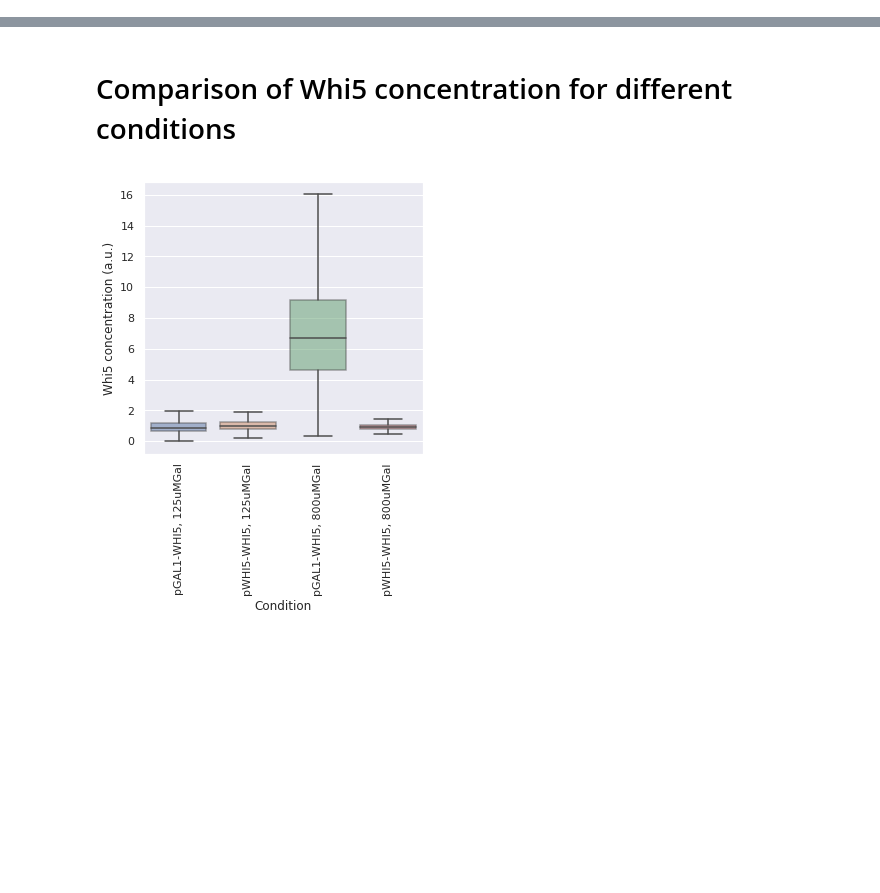
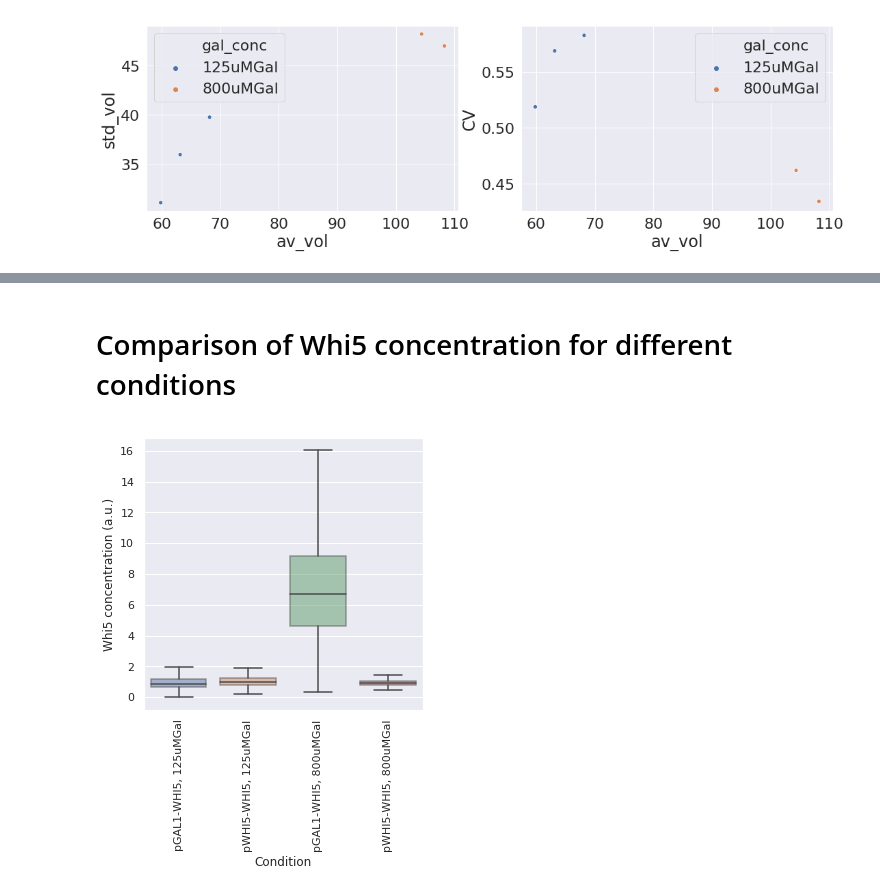
Before and after one commit to AWMurrayLab/image_processing_cellstar_public, a Jupyter notebook: timepoint_experiments_pandas_analysis.ipynb, the cells around one changed output, grey strips where cells are left out. Drawn from its saved outputs; the diff is of its cells as text; code cells hidden in the pictures; blank space fills up the shorter version.

```diff
--- a/timepoint_experiments_pandas_analysis.ipynb
+++ b/timepoint_experiments_pandas_analysis.ipynb
@@ -68,5 +74,6 @@ strain_db={'yFB29':r'pGAL1-WHI5-mVenNB', 'yFB30':r'pGAL1-WHI5-mVenNB, $\Delta$bc
 # %%
 # expt_ids = ['/190403_timepoint', '/190417_timepoint', '/190607_timepoint']
+# expt_ids = ['/190403_timepoint', '/190417_timepoint', '/190607_timepoint', '/190322_timepoint','/191009_timepoint']
 expt_ids = ['/190403_timepoint', '/190417_timepoint', '/190607_timepoint', '/190322_timepoint']
 # expt_ids=['/190322_timepoint']
 # expt_ids=['/190417_timepoint']
@@ -79,6 +86,9 @@ for ind in range(len(expt_ids)):
     temp_df['expt_id'] = expt_id
     if ind==0:
         df1=temp_df
+    elif ind==4:
+        temp_df['ellipse_volume']=temp_df['ellipse_volume']*(0.16/0.267)**2
+        df1=df1.append(temp_df)
     else:
         df1=df1.append(temp_df)
 
@@ -93,7 +103,7 @@ df1['gal_conc'] = [df1.iloc[i0].Strain[6:] for i0 in range(len(df1))]
 df1['genotype'] = [strain_db[df1.iloc[i0].strain_num] for i0 in range(len(df1))]
 df1['Condition'] = [df1.iloc[i0].genotype[:10] +', '+df1.iloc[i0].gal_conc for i0 in range(len(df1))]
 df1['Condition1'] = [df1.iloc[i0].genotype +', '+df1.iloc[i0].gal_conc for i0 in range(len(df1))]
-
+df1['Condition2'] = [df1.iloc[i0].Condition + ', '+df1.iloc[i0].expt_id[1:] for i0 in range(len(df1))]
 # this normalizes the fluorescence values relative to WT for each condition so that it is easier to see the
 # differences
 
@@ -105,3 +115,7 @@ df1.loc[x&y,'pixel_thresh_fluor_vals_av_c2'] = df1[x&y].pixel_thresh_fluor_vals_
 x=df1.expt_id !='/190322_timepoint'
 df1.loc[x&y,'pixel_thresh_fluor_vals_av'] = df1.loc[x&y].pixel_thresh_fluor_vals_av/np.mean(df1[x&y&z].pixel_thresh_fluor_vals_av)
 df1.loc[x&y,'pixel_thresh_fluor_vals_av_c2'] = df1[x&y].pixel_thresh_fluor_vals_av_c2/np.mean(df1[x&y&z].pixel_thresh_fluor_vals_av_c2)
+
+# selecting only cells that are in G1
+y=df1.nuclear_whi5==1
+df1=df1[y]
@@ -107,0 +173,19 @@ df1.loc[x&y,'pixel_thresh_fluor_vals_av_c2'] = df1[x&y].pixel_thresh_fluor_vals_
+# %%
+x=df1.genotype=='pGAL1-WHI5-mVenNB'
+y=df1.ellipse_volume<200  # ensuring that we aren't studying cells that are arrested in G1
+df2 = df1[x&y].groupby(['gal_conc', 'expt_id'])['ellipse_volume'].std()/df1[x&y].groupby(['gal_conc', 'expt_id'])['ellipse_volume'].mean()
+temp_df=df2.reset_index()
+temp_df['av_vol']=df1[x&y].groupby(['gal_conc', 'expt_id']).mean().reset_index()['ellipse_volume']
+temp_df['std_vol']=df1[x&y].groupby(['gal_conc', 'expt_id']).std().reset_index()['ellipse_volume']
+temp_df.columns=['gal_conc','expt_id','CV','av_vol','std_vol']
+temp_df.head()
+fig=plt.figure(figsize=[18,5])
+plt.subplot(1,2,1)
+sns.scatterplot(x='av_vol',y='std_vol',data=temp_df,hue='gal_conc')
+plt.subplot(1,2,2)
+sns.scatterplot(x='av_vol',y='CV',data=temp_df,hue='gal_conc')
+plt.show()
+fig.savefig('/home/felix/Dropbox/19_whi5_dilution_paper/plots/scaling_analysis/timepoint_plot.png',dpi=300,bbox_inches='tight')
+# plt.clf()
+# %% [output]
+[figure, added]
```
Also changed, not shown: parts of 29 cells of this notebook, 12 other files.
